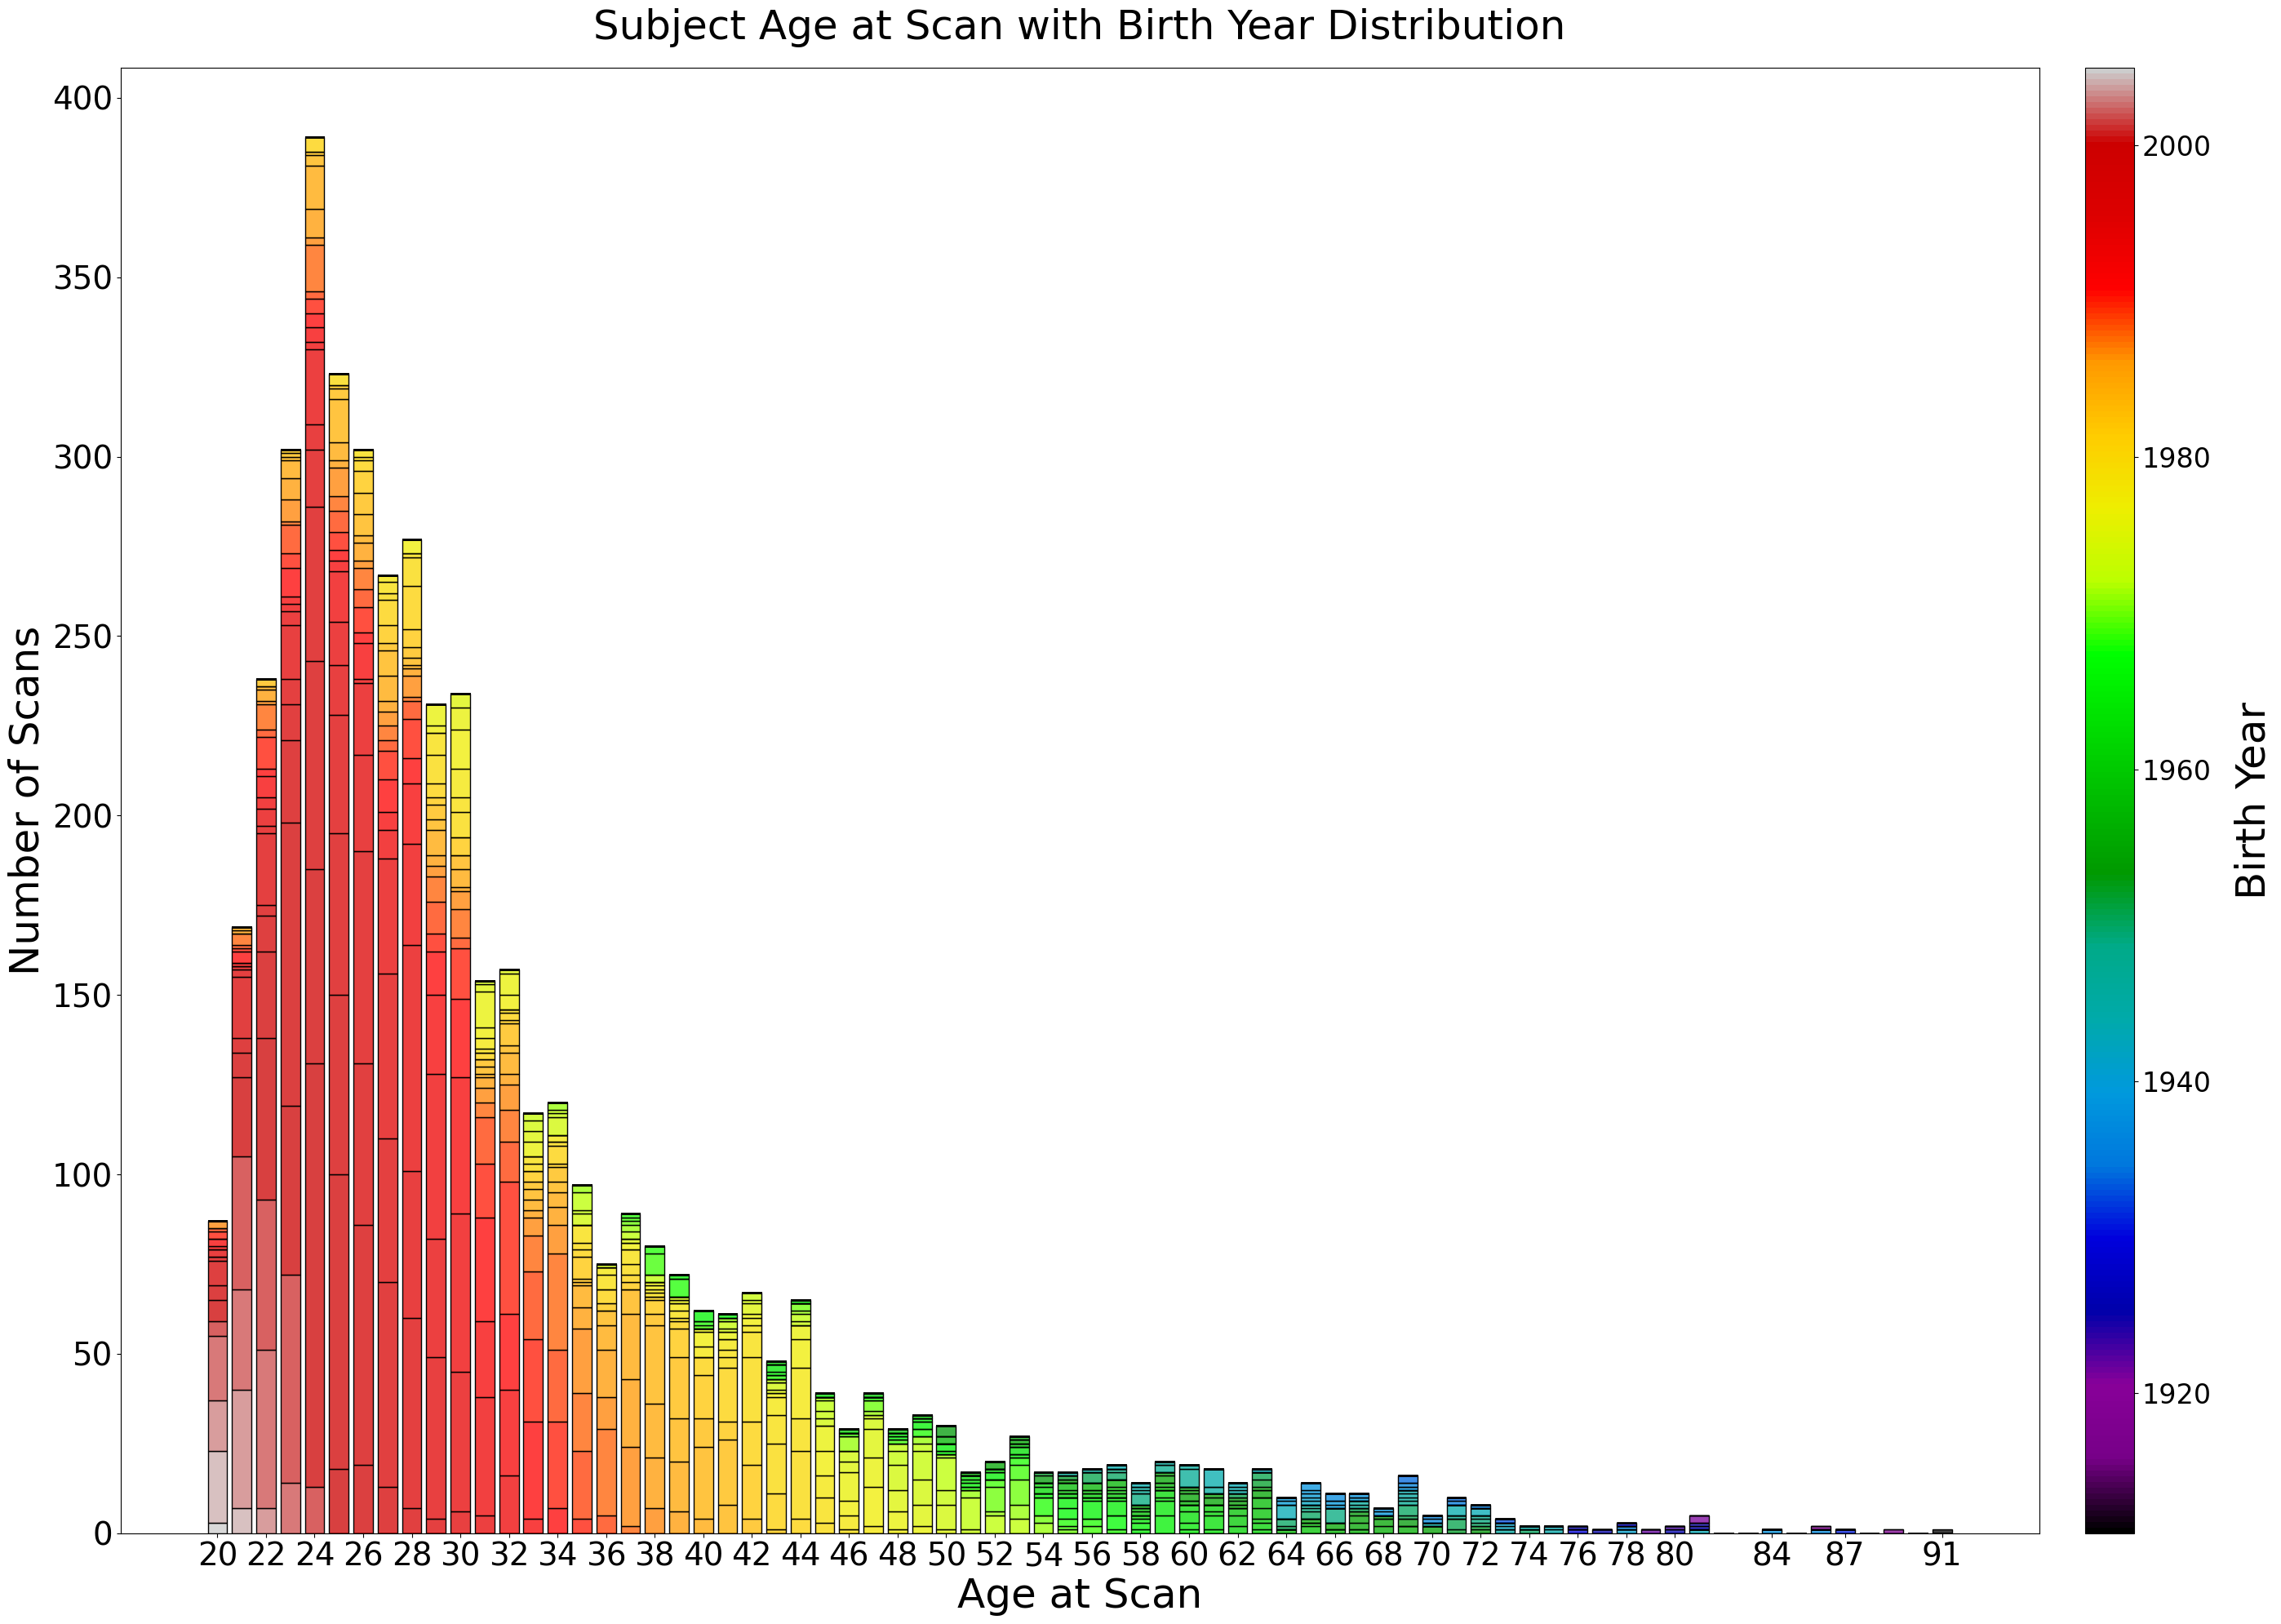
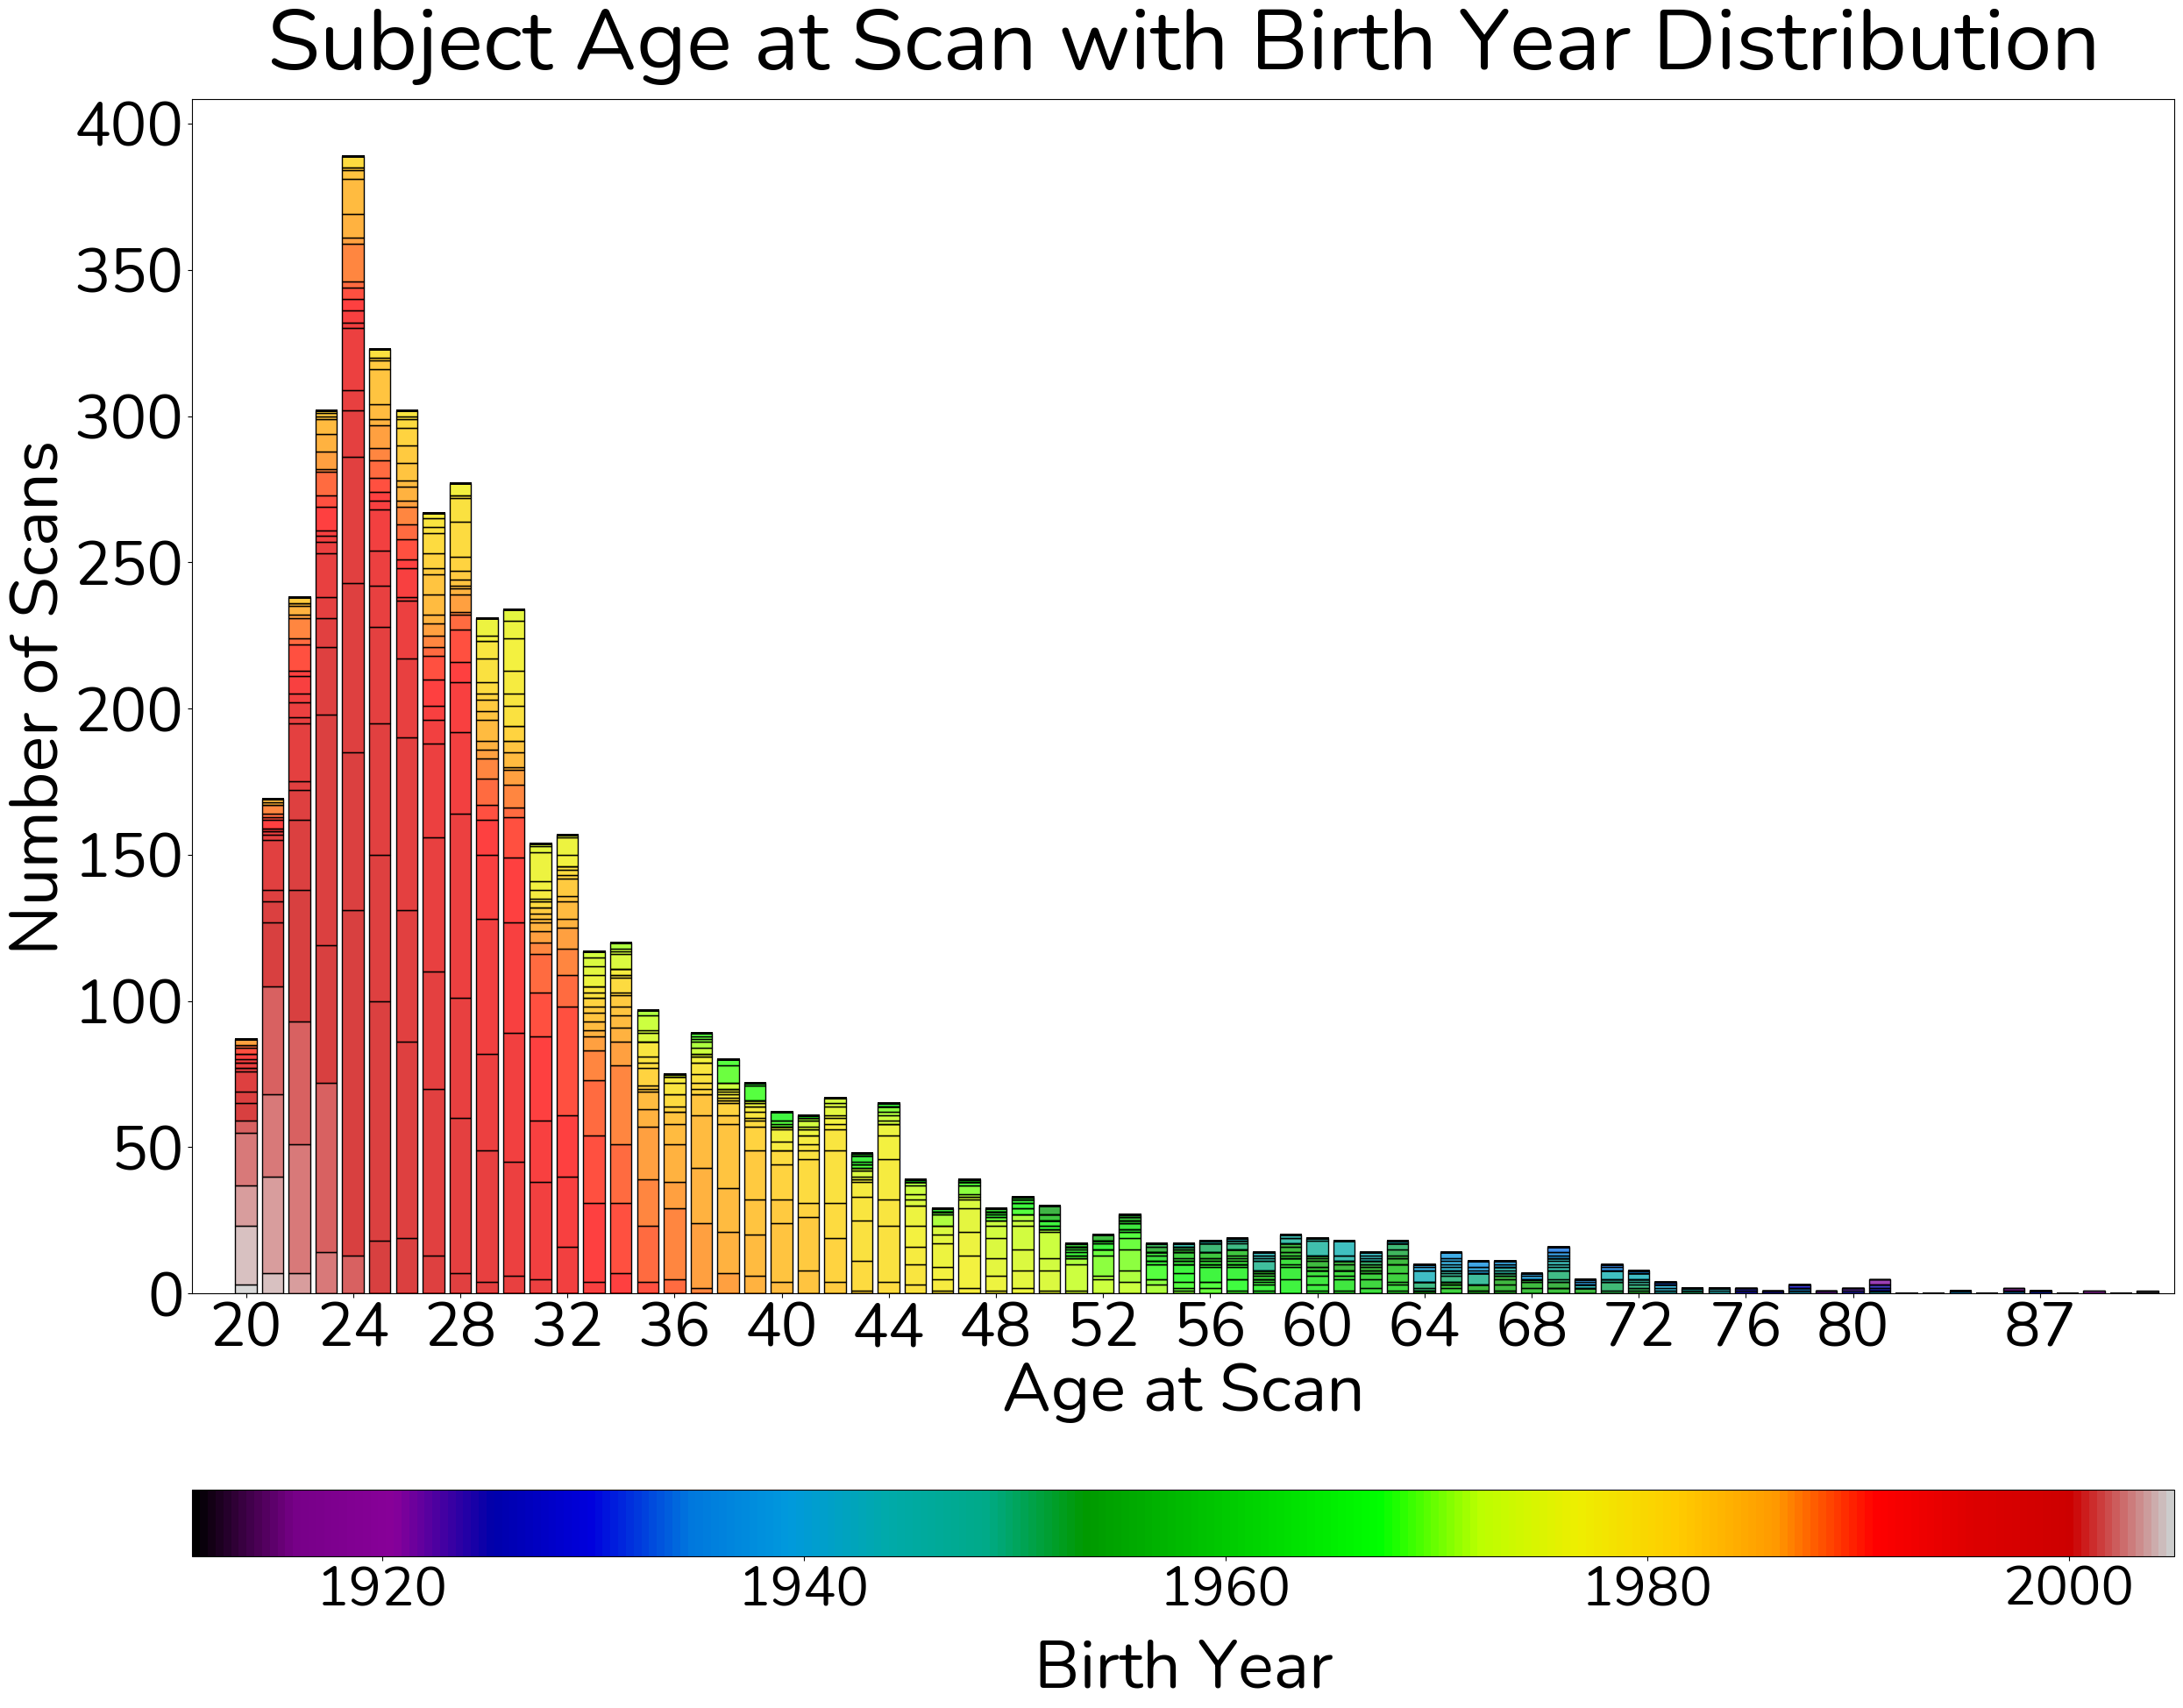
Code edit (unified diff) that turned the first committed figure into the second:
--- before
+++ after
@@ -3,4 +3,15 @@
 import matplotlib.colors as mcolors
 import seaborn as sns
+import matplotlib.font_manager as fm
+
+# 1. Point to the file you just downloaded
+font_path = '/home/gaia/Downloads/Nunito/static/Nunito-Regular.ttf' # Example path
+fm.fontManager.addfont(font_path)
+
+# 2. Set it globally
+plt.rcParams['font.family'] = 'Nunito'
+# Set Nunito as the primary sans-serif font
+plt.rcParams['font.family'] = 'sans-serif'
+plt.rcParams['font.sans-serif'] = ['Nunito',  'sans-serif']
 
 good_scans['birth_year'] = good_scans['birth_year'].astype(int)
@@ -12,5 +23,13 @@
 
 # 2. Create the plot
-fig, ax = plt.subplots(figsize=(30, 20))
+fig, ax = plt.subplots(figsize=(25, 20))
+
+# plot setting: 
+main_title_fontsize = 70
+# subtitle_fontsize = 30
+axis_label_fontsize = 55
+ticks_fontsize = 50
+legend_fontsize = 45
+
 
 sns.histplot(
@@ -34,19 +53,23 @@
 sm.set_array([]) 
 
-cbar = fig.colorbar(sm, ax=ax, pad=0.02, aspect=30)
-cbar.set_label('Birth Year', fontsize=36, labelpad=20)
-cbar.ax.tick_params(labelsize=24)
+cbar = fig.colorbar(sm, ax=ax, orientation = 'horizontal', pad=0.12, aspect=30)
+cbar.set_label('Birth Year', fontsize=axis_label_fontsize, labelpad=20)
+cbar.ax.tick_params(labelsize=legend_fontsize)
+
+# --- NEW: Set X-axis limits to start/end right at the ages ---
+# We use +/- 0.5 so the bars at the edges aren't sliced in half
+ax.set_xlim(18, 92)
 
 # 4. Aesthetics
-ax.set_title('Subject Age at Scan with Birth Year Distribution', fontsize=36, pad=25)
-ax.set_xlabel('Age at Scan', fontsize=36)
-ax.set_ylabel('Number of Scans', fontsize=36)
+ax.set_title('Subject Age at Scan with Birth Year Distribution', fontsize=main_title_fontsize, pad=25)
+ax.set_xlabel('Age at Scan', fontsize=axis_label_fontsize)
+ax.set_ylabel('Number of Scans', fontsize=axis_label_fontsize)
 
 # Set x-ticks to show every 2 years for better readability
 xticks = sorted(good_scans['age_in_years'].unique())
-ax.set_xticks(xticks[::2]) 
+ax.set_xticks(xticks[::4]) 
 
 # set ticks font size
-ax.tick_params(axis='both', which='major', labelsize=28)
+ax.tick_params(axis='both', which='major', labelsize=ticks_fontsize)
 
 plt.tight_layout()

Commit: compare harmonized results to non-harmonized